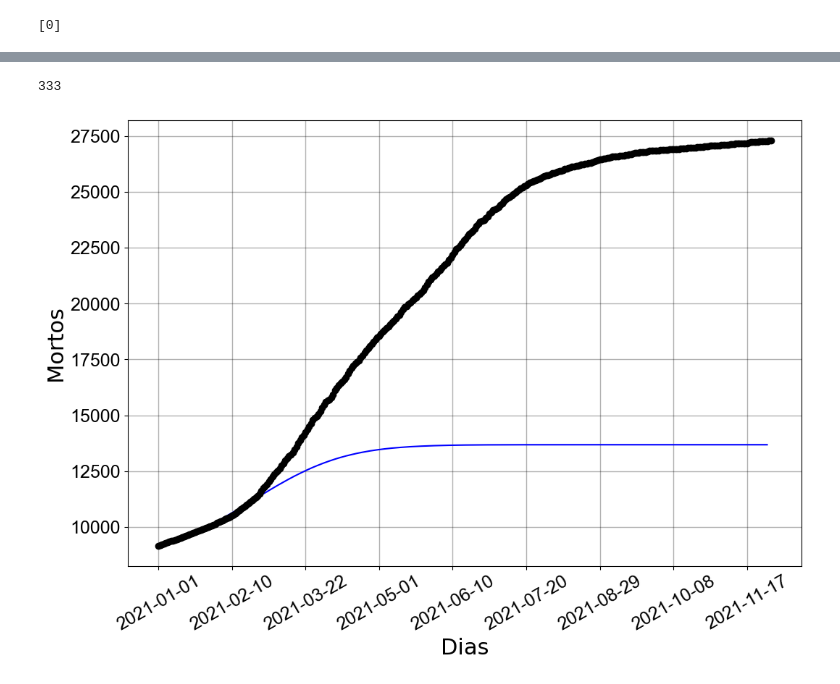
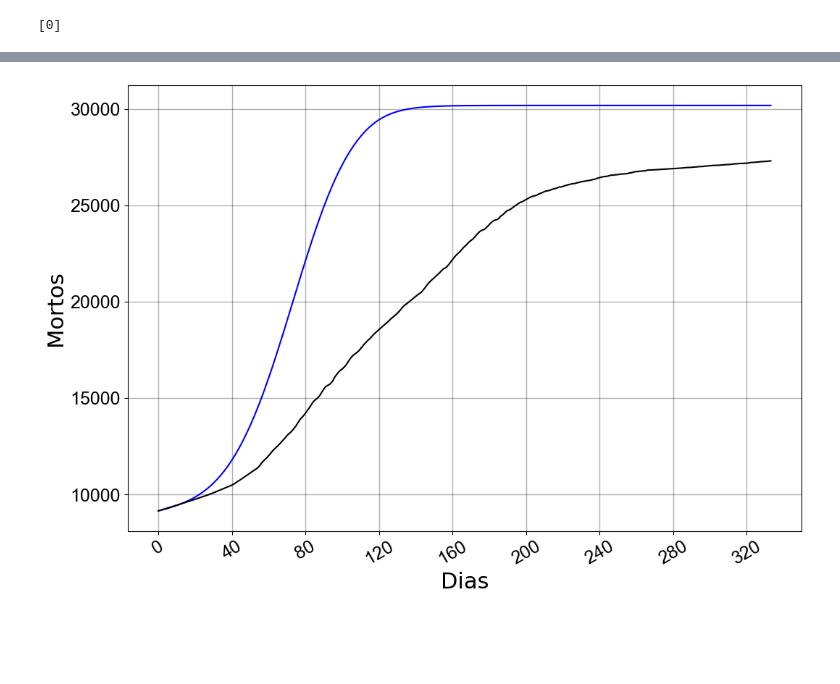
Before and after one commit to filipe7788/SEIHURD, a Jupyter notebook: Fit_Vacinado.ipynb, the cells around one changed output, grey strips where cells are left out. Drawn from its saved outputs; the diff is of its cells as text; code cells hidden in the pictures; blank space fills up the shorter version.

Commit message:
usando dados no fit

```diff
--- a/Fit_Vacinado.ipynb
+++ b/Fit_Vacinado.ipynb
@@ -74,8 +51,5 @@ tau=np.poly1d(a)
 # %%
-
-
 def SIR(y,t, args):
-
     k = 1/4
     gamma_a = 1/3.5
     gamma_s = 1/4
@@ -105,26 +79,25 @@ def SIR(y,t, args):
     # beta_v = beta*0.5
     beta_v = beta/2
 
-
     delta_av = 0.31
     delta_sv = 0.31
-    phi_e = 1/14
+    phi_e = 0.8
     k_v=1/3
     p_v = 0.1
     gamma_av = 1/3.5
     gamma_sv = 1/4
     gamma_vu=0.26
     qsi_v = 0.99
-    eps=2
+    eps=0.5
     mi_vh=0.03
     mi_vu=0.25
     gamma_vh=0.08
 
-    tau = 3200
+    tau = novos_vacinados[int(t)]
 
     N=14873064#############
     #N=1#########
-    psi= 0.5# Psif[int(t)]
+    psi= 0.5#Psif[int(t)]
     S=y[0]
     E=y[1]
     V=y[2]
@@ -168,8 +155,5 @@ def SIR(y,t, args):
 # %%
 def Best_Fit(data,n_tries, ts0, q0):
-
-    # 4 betas 4 tempos
-    #  tempos [0, 100], []
 
     # #DEEFINE THE INTERVALS OF PARS[0, 2.],[0, 2.], [0, 5.], [0, 5.],[0, 5.],[0, 80], [80, 170], [170, 240], [240, 400]
     intervals = np.array([[0, 5.],[0, 5.], [0, 5.], [0, 5.], [0, 160], [160, 200], [200, 300]])
@@ -189,6 +173,7 @@ def Best_Fit(data,n_tries, ts0, q0):
         try:
             res = least_squares(lambda pars: lq_SIR(pars,data, ts0, q0), par0, bounds=(intervals[:,0], \
                                                 intervals[:,1]))
+
             ier = res.status
             #if converges
             if ier >= 1 and ier <= 4:
@@ -200,9 +185,9 @@ def Best_Fit(data,n_tries, ts0, q0):
                     #+1 best fit
                     aj = aj +1
                     print('achou',aj)
-        except:
+        except Exception as exp:
+            print(exp)
             pass
                 #in does not converge, do nothing
 
-
     return best_pop
@@ -222,9 +194,7 @@ def lq_SIR(pars, data, ts0, q0):
 # %%
 N=14873064
 
-
 #initial conditions
-
 q0 = [
     0.8002151436282163 ,
     0.0023662791892471815,
@@ -247,17 +217,18 @@ q0 = [
 ]
 
 #Run the minimizer
-n_tries=600  #Quanto maior mais certeza do resultado. Colocar em 100 para roda com mais certeza (Ou até maiws se for necessário)
-# ts0 = np.arange(len(novos_vacinados))
+n_tries=10  #Quanto maior mais certeza do resultado. Colocar em 100 para roda com mais certeza (Ou até maiws se for necessário)
+ts0 = np.arange(len(novos_vacinados))
+best_pop=Best_Fit(np.diff(mortos_dados), n_tries, ts0, q0)
 
-# best_pop=Best_Fit(data,n_tries, ts0, q0)
-
-# beta0, beta1, beta2, beta3, t1, t2, t3 = best_pop
+beta0, beta1, beta2, beta3, t1, t2, t3 = best_pop
 
 #Create an x axixis for plotting the function.
 #parameters
-parode = [  1.80760448,   2.04260806,   0.55305857,   0.61962407,
-       119.06788216, 199.06391995, 226.28664906]
-#calls integrator
+parode = [beta0, beta1, beta2, beta3, t1, t2, t3]
+
+# parode = [  1.80760448,   2.04260806,   0.55305857,   0.61962407,
+#        119.06788216, 199.06391995, 226.28664906]
+# calls integrator
 
 qs = odeint(SIR,q0, ts0,args=(parode,),mxstep=1000000)
@@ -276,13 +238,9 @@ novos_vacinados[len(ts0)]
-# %%
-len(np.diff(data_mortes))
-# %% [output]
-333
 # %%
 
 #Save Fig
 #fig.savefig(r"Fits\\"+s+file+".png",bbox_inches='tight')
 
-qi = qs[:,-3] #Casos acumulados
+qi = qs[:,-3] #mortes acumulados
 
 #Plotting
 #Create the figure and the graph.
@@ -290,36 +248,36 @@ fig, ax = pl.subplots(figsize=(12,8))
 
 #Create a grid for visualization.
 ax.grid(which='major', axis='both', color='black',linewidth=1.,alpha=0.3)
 #Plot the points(Scatters). s=size, zorder= priority->(puttin g the points in at the front of everything).
-ax.scatter(dates[:334], (data_mortes),color='black',zorder=3,label='Reported data')
+ax.plot(mortos_dados,color='black',zorder=3,label='Reported data')
 
 #Plot the fitted function as a line.
-ax.plot(dates[:332], N*qi,color='blue',label='Fitted function')
+ax.plot(N*qi,color='blue',label='Fitted function')
 ax.autoscale()
 
 #Set the labels
 ax.set_ylabel('Mortos',fontsize=22)
 ax.set_xlabel('Dias', fontsize=22)
 #Set the title
 #The size of the numbers on the axixis
 ax.tick_params(labelsize=18)
 
 #Limiting the ammount of dates on the X axixs
 ax.xaxis.set_major_locator(pl.MaxNLocator(10))
 #Rotating the dates for better visualization
 pl.setp(ax.get_xticklabels(), rotation=30)
 
 
 #Setting the font of the numbers on the axixis as ARIAL
 for tick in ax.get_xticklabels():
     tick.set_fontname("Arial")
 for tick in ax.get_yticklabels():
     tick.set_fontname("Arial")
 
 #Show Graph
 pl.show()
 # %% [output]
-[figure, old version]
+[figure, new version]
 # %%
 best_pop
 # %% [output]
```
Also changed, not shown: parts of 10 cells of this notebook, 2 other files.
